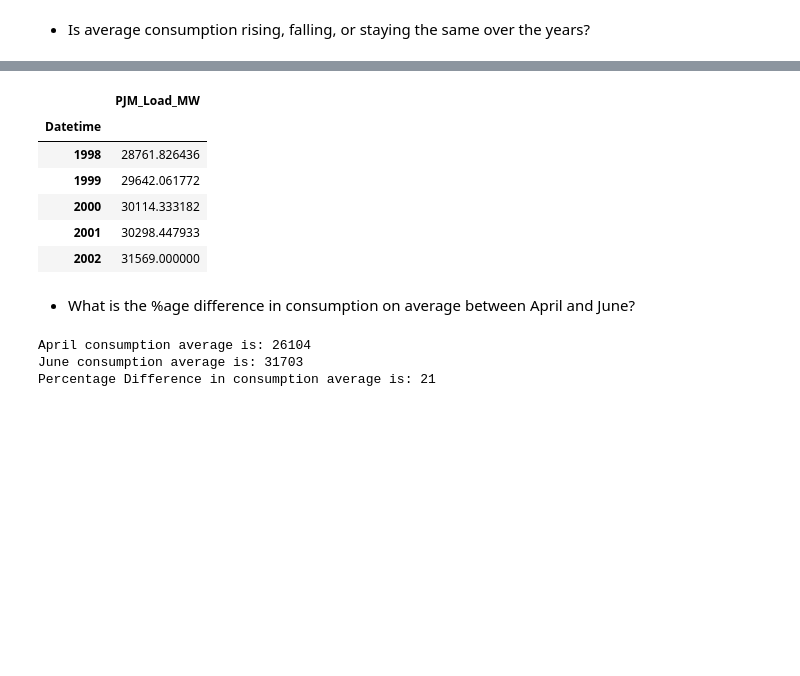
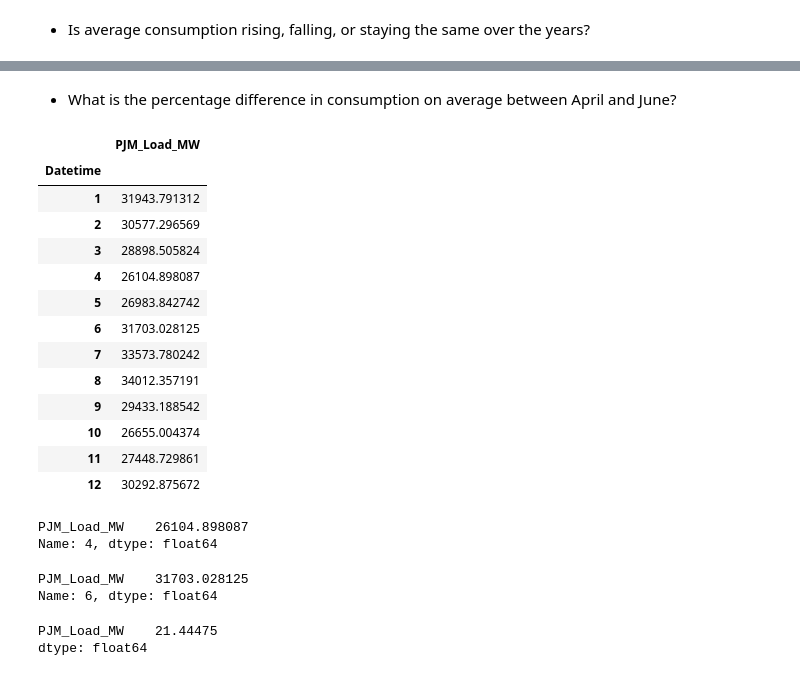
Before and after one commit to utstikkar/DSR_Pandas, a Jupyter notebook: answers/2. Summarizing, Aggregating and Grouping-answers.ipynb, the cells around one changed output, grey strips where cells are left out. Saved outputs shown, nothing was run; the diff lists cells and outputs as text; code cells hidden in the pictures; blank space fills up the shorter version.

```diff
--- a/answers/2. Summarizing, Aggregating and Grouping-answers.ipynb
+++ b/answers/2. Summarizing, Aggregating and Grouping-answers.ipynb
@@ -48,2 +83,8 @@ time_of_day.groupby(level=0).idxmin()
 # %% [markdown]
 - Is average consumption rising, falling, or staying the same over the years?
+# %%
+#solution 1
+energy = pd.read_csv('./data/energy/PJM_Load_hourly.csv', parse_dates=True, index_col=0)
+energy_year = energy.groupby(energy.index.year).mean()
+print(energy_year)
+plt.plot(energy_year)
@@ -50,27 +99,38 @@ time_of_day.groupby(level=0).idxmin()
+# %% [markdown]
+- What is the percentage difference in consumption on average between April and June?
 # %%
-energy.groupby(energy.index.year).mean()
-# it's increasing
+avg_monthly_consumption = energy.groupby(energy.index.month).mean()
+avg_monthly_consumption
 # %% [output]
 |  | PJM_Load_MW |
 | Datetime |  |
-| 1998 | 28761.826436 |
-| 1999 | 29642.061772 |
-| 2000 | 30114.333182 |
-| 2001 | 30298.447933 |
-| 2002 | 31569.000000 |
+| 1 | 31943.791312 |
+| 2 | 30577.296569 |
+| 3 | 28898.505824 |
+| 4 | 26104.898087 |
+| 5 | 26983.842742 |
+| 6 | 31703.028125 |
+| 7 | 33573.780242 |
+| 8 | 34012.357191 |
+| 9 | 29433.188542 |
+| 10 | 26655.004374 |
+| 11 | 27448.729861 |
+| 12 | 30292.875672 |
-# %% [markdown]
-- What is the %age difference in consumption on average between April and June?
-# %%
-avg_monthly_consumption = energy.groupby(energy.index.month).mean()
-april_consump = avg_monthly_consumption.loc[4]
-june_consump = avg_monthly_consumption.loc[6]
-
-percent_diff = ((june_consump - april_consump) / april_consump ) * 100
-
-print('April consumption average is:', int(april_consump))
-print('June consumption average is:', int(june_consump))
-print('Percentage Difference in consumption average is:', int(percent_diff))
-# %% [output]
-April consumption average is: 26104
-June consumption average is: 31703
-Percentage Difference in consumption average is: 21
+# %%
+avg_april_consumption = avg_monthly_consumption.loc[4]
+avg_april_consumption
+# %% [output]
+PJM_Load_MW    26104.898087
+Name: 4, dtype: float64
+# %%
+avg_june_consumption = avg_monthly_consumption.loc[6]
+avg_june_consumption
+# %% [output]
+PJM_Load_MW    31703.028125
+Name: 6, dtype: float64
+# %%
+percentage_diff = ((avg_june_consumption - avg_april_consumption)/ avg_april_consumption)*100
+percentage_diff
+# %% [output]
+PJM_Load_MW    21.44475
+dtype: float64
```
Also changed, not shown: parts of 10 cells of this notebook, 1 other file.
